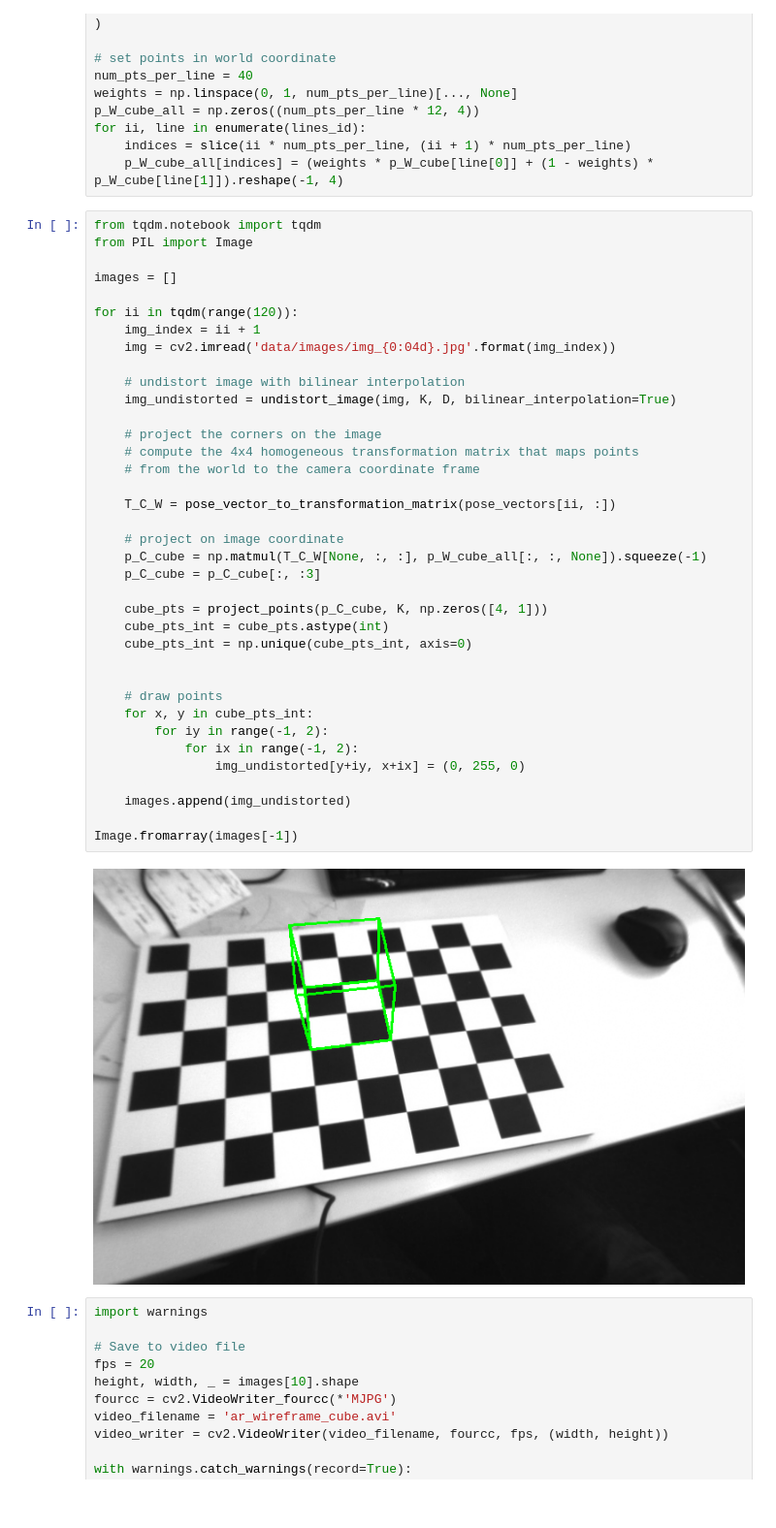
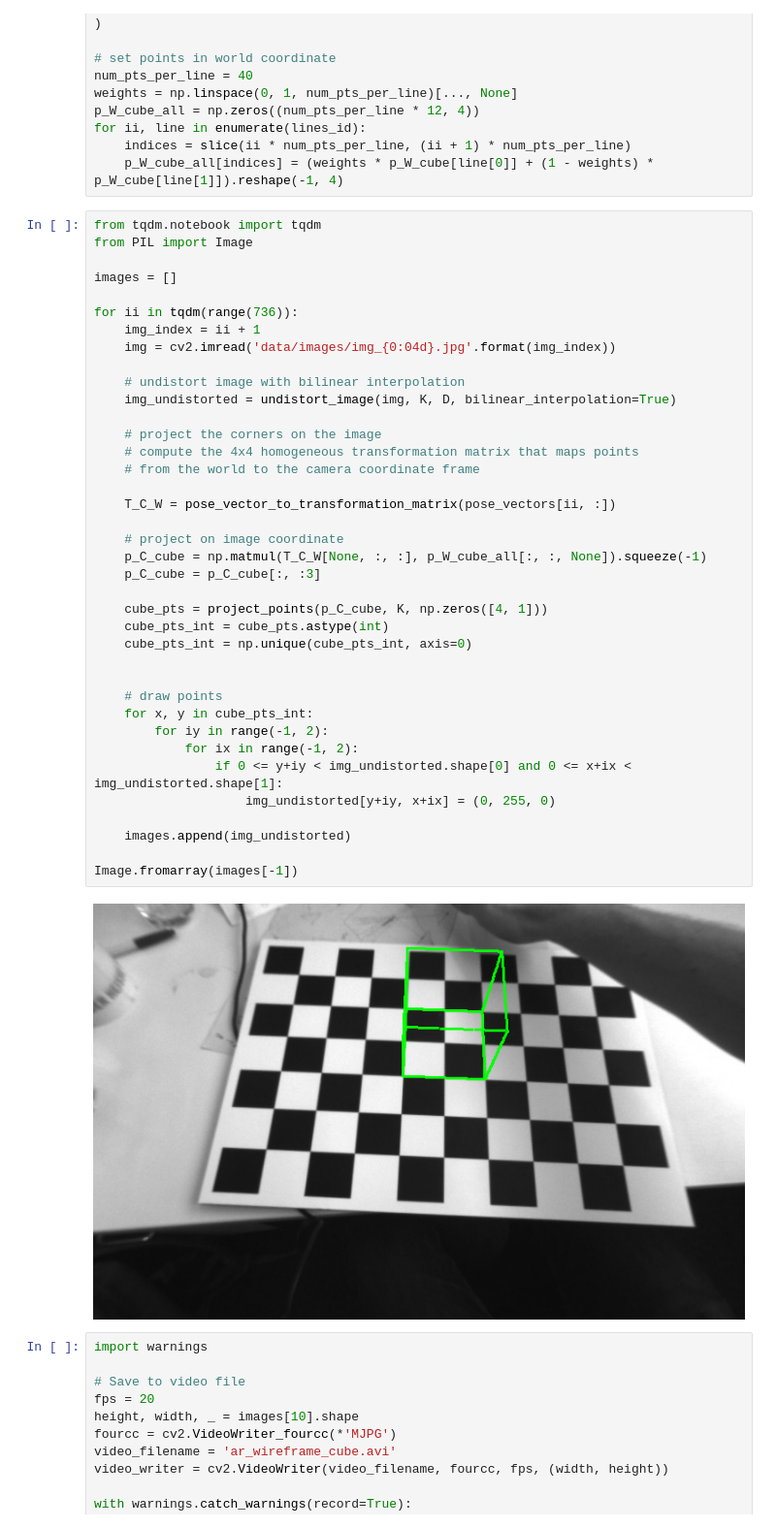
Before and after one commit to starpiens/hyu-2024-aue8089-pa2, a Jupyter notebook: 2_wireframe_cube_video.ipynb, the cells around one changed output. Shown at 97% size. Cells and saved outputs as stored; diff of their text form.

```diff
--- a/2_wireframe_cube_video.ipynb
+++ b/2_wireframe_cube_video.ipynb
@@ -50,39 +50,40 @@ from PIL import Image
 
 images = []
 
-for ii in tqdm(range(120)):
+for ii in tqdm(range(736)):
     img_index = ii + 1
     img = cv2.imread('data/images/img_{0:04d}.jpg'.format(img_index))
 
     # undistort image with bilinear interpolation
     img_undistorted = undistort_image(img, K, D, bilinear_interpolation=True)
 
     # project the corners on the image
     # compute the 4x4 homogeneous transformation matrix that maps points
     # from the world to the camera coordinate frame
 
     T_C_W = pose_vector_to_transformation_matrix(pose_vectors[ii, :])
 
     # project on image coordinate
     p_C_cube = np.matmul(T_C_W[None, :, :], p_W_cube_all[:, :, None]).squeeze(-1)
     p_C_cube = p_C_cube[:, :3]
 
     cube_pts = project_points(p_C_cube, K, np.zeros([4, 1]))
     cube_pts_int = cube_pts.astype(int)
     cube_pts_int = np.unique(cube_pts_int, axis=0)
 
 
     # draw points
     for x, y in cube_pts_int:
         for iy in range(-1, 2):
             for ix in range(-1, 2):
-                img_undistorted[y+iy, x+ix] = (0, 255, 0)
+                if 0 <= y+iy < img_undistorted.shape[0] and 0 <= x+ix < img_undistorted.shape[1]:
+                    img_undistorted[y+iy, x+ix] = (0, 255, 0)
 
     images.append(img_undistorted)
 
 Image.fromarray(images[-1])
 # %% [output]
-[figure, old version]
+[figure, new version]
 # %%
 import warnings
 
```
Also changed, not shown: 1 other file.
